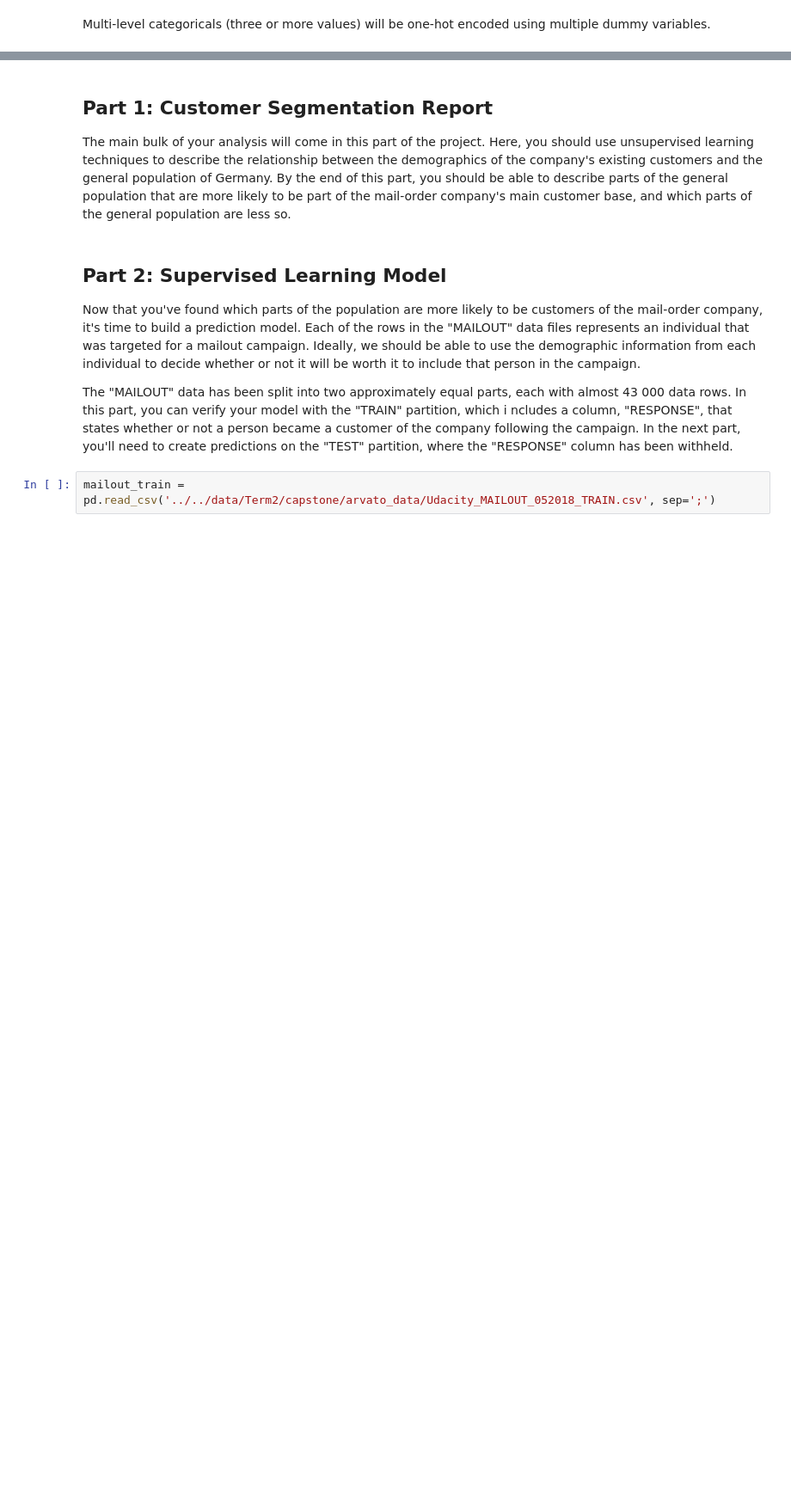
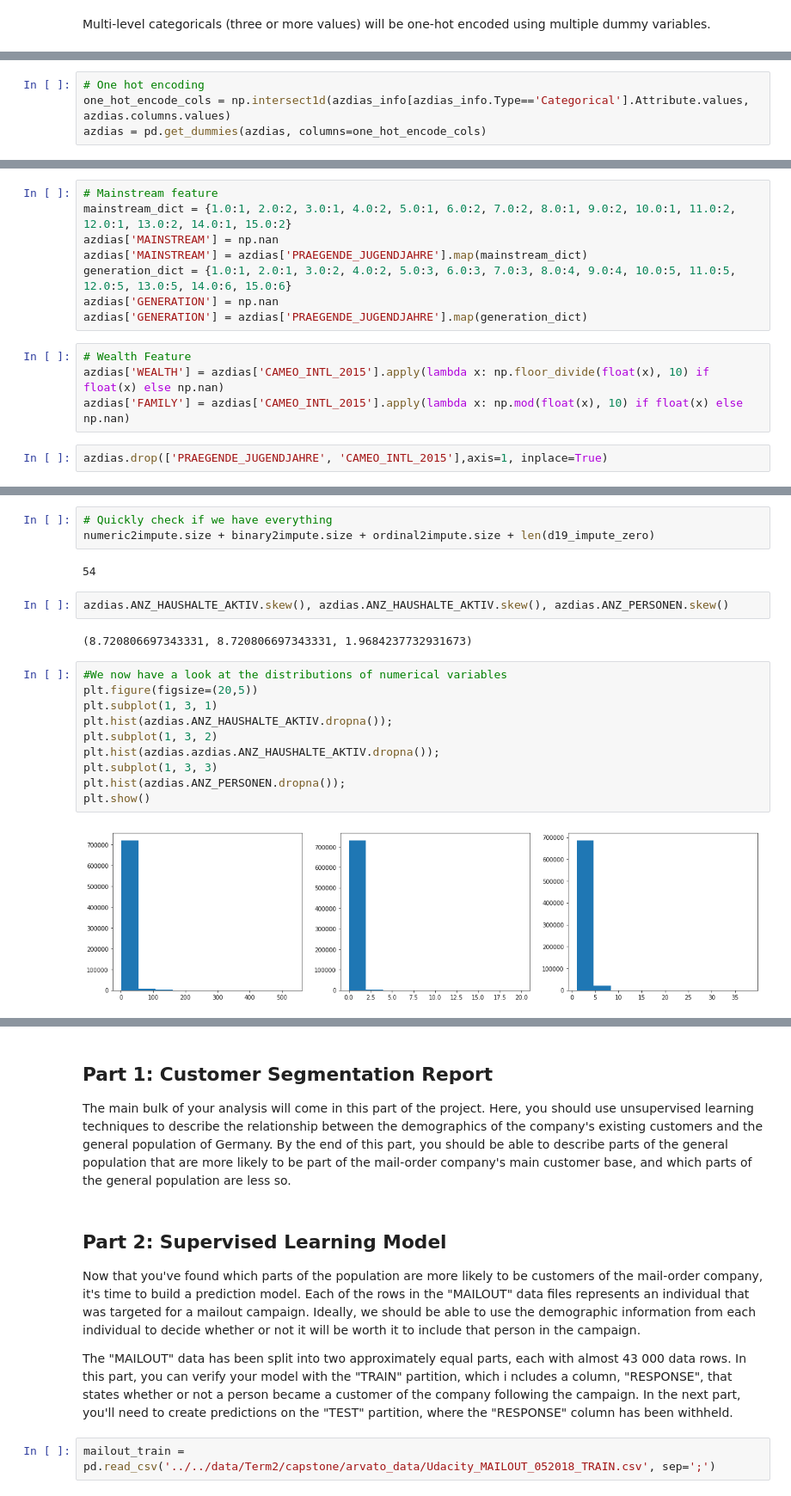
Before and after one commit to santamm/Customer-Segmentation, a Jupyter notebook: Arvato Project Workbook.ipynb, the cells around one changed output, grey strips where cells are left out. Shown: that part at 86% size. Cells and saved outputs as stored; diff of their text form; blank space fills up the shorter version.

```diff
--- a/Arvato Project Workbook.ipynb
+++ b/Arvato Project Workbook.ipynb
@@ -647,0 +460,4 @@ Name: ALTER_HH, dtype: int64
+# %%
+# One hot encoding
+one_hot_encode_cols = np.intersect1d(azdias_info[azdias_info.Type=='Categorical'].Attribute.values, azdias.columns.values)
+azdias = pd.get_dummies(azdias, columns=one_hot_encode_cols)
@@ -647,0 +500,14 @@ Name: ALTER_HH, dtype: int64
+# %%
+# Mainstream feature
+mainstream_dict = {1.0:1, 2.0:2, 3.0:1, 4.0:2, 5.0:1, 6.0:2, 7.0:2, 8.0:1, 9.0:2, 10.0:1, 11.0:2, 12.0:1, 13.0:2, 14.0:1, 15.0:2}
+azdias['MAINSTREAM'] = np.nan
+azdias['MAINSTREAM'] = azdias['PRAEGENDE_JUGENDJAHRE'].map(mainstream_dict)
+generation_dict = {1.0:1, 2.0:1, 3.0:2, 4.0:2, 5.0:3, 6.0:3, 7.0:3, 8.0:4, 9.0:4, 10.0:5, 11.0:5, 12.0:5, 13.0:5, 14.0:6, 15.0:6}
+azdias['GENERATION'] = np.nan
+azdias['GENERATION'] = azdias['PRAEGENDE_JUGENDJAHRE'].map(generation_dict)
+# %%
+# Wealth Feature
+azdias['WEALTH'] = azdias['CAMEO_INTL_2015'].apply(lambda x: np.floor_divide(float(x), 10) if float(x) else np.nan)
+azdias['FAMILY'] = azdias['CAMEO_INTL_2015'].apply(lambda x: np.mod(float(x), 10) if float(x) else np.nan)
+# %%
+azdias.drop(['PRAEGENDE_JUGENDJAHRE', 'CAMEO_INTL_2015'],axis=1, inplace=True)
@@ -647,0 +570,21 @@ Name: ALTER_HH, dtype: int64
+# %%
+# Quickly check if we have everything
+numeric2impute.size + binary2impute.size + ordinal2impute.size + len(d19_impute_zero)
+# %% [output]
+54
+# %%
+azdias.ANZ_HAUSHALTE_AKTIV.skew(), azdias.ANZ_HAUSHALTE_AKTIV.skew(), azdias.ANZ_PERSONEN.skew()
+# %% [output]
+(8.720806697343331, 8.720806697343331, 1.9684237732931673)
+# %%
+#We now have a look at the distributions of numerical variables
+plt.figure(figsize=(20,5))
+plt.subplot(1, 3, 1)
+plt.hist(azdias.ANZ_HAUSHALTE_AKTIV.dropna());
+plt.subplot(1, 3, 2)
+plt.hist(azdias.azdias.ANZ_HAUSHALTE_AKTIV.dropna());
+plt.subplot(1, 3, 3)
+plt.hist(azdias.ANZ_PERSONEN.dropna());
+plt.show()
+# %% [output]
+[figure, added]
```
Also changed, not shown: parts of 59 cells of this notebook, 2 other files.
